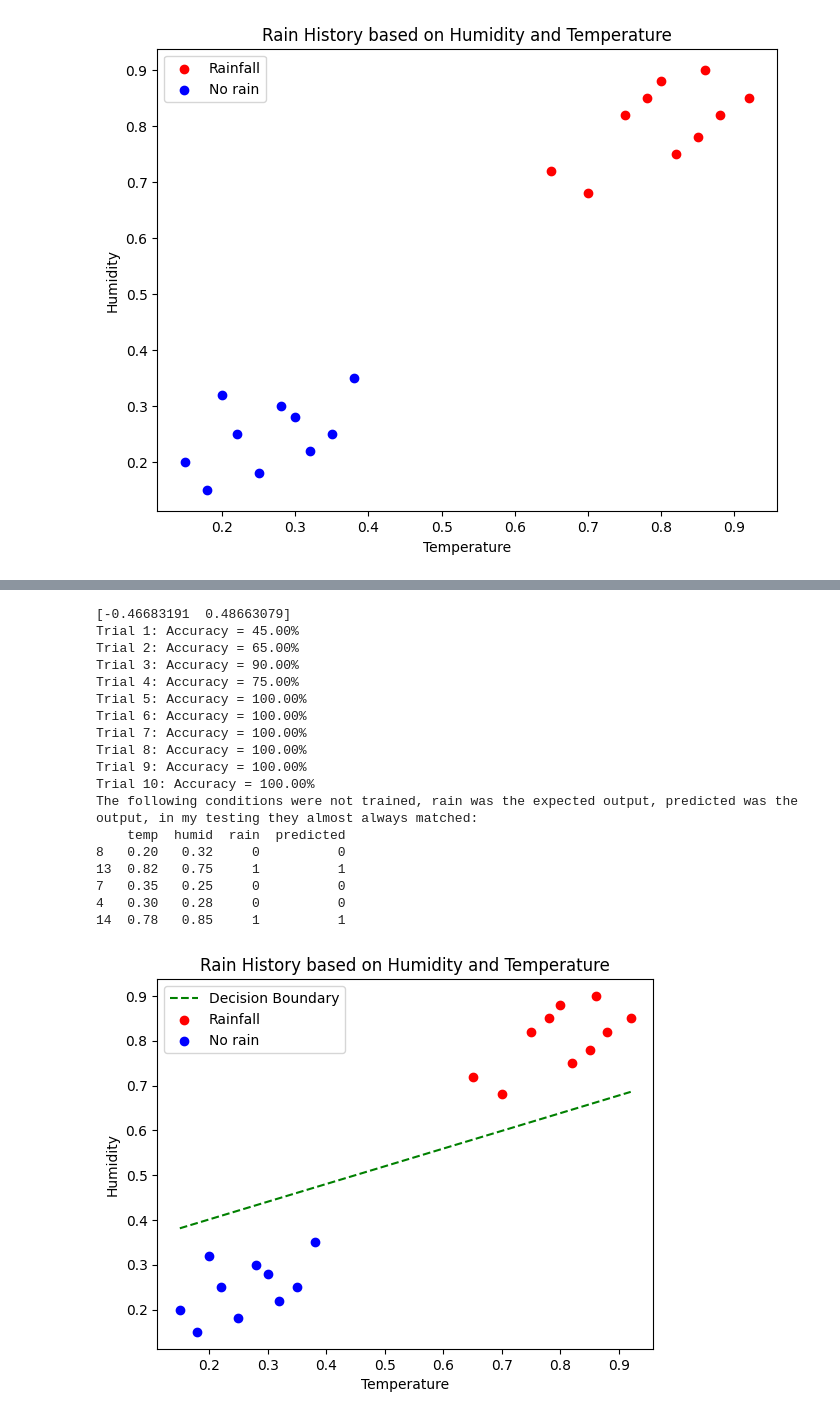
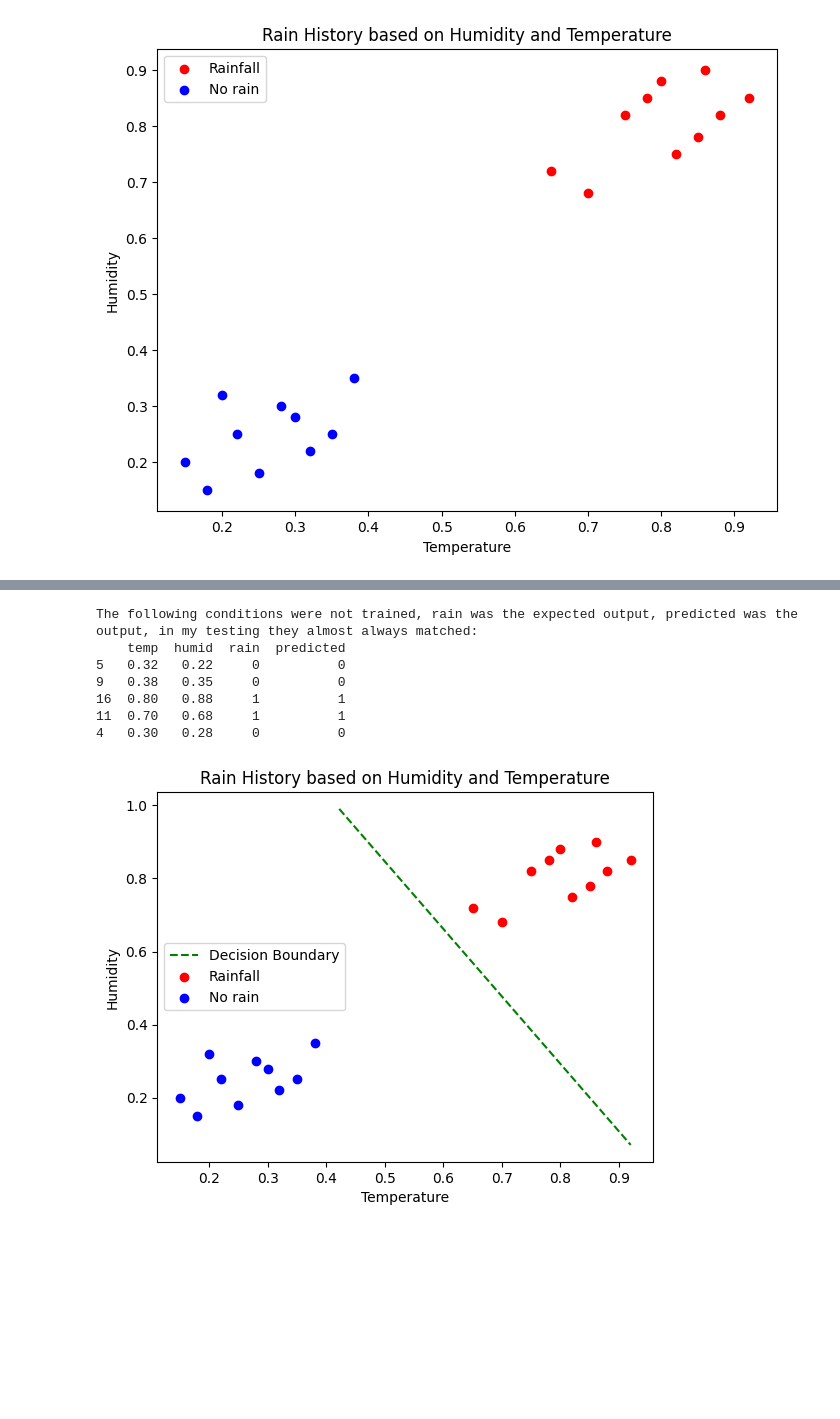
Before and after one commit to ChristopherM2/CP468-A2, a Jupyter notebook: A02_problem3.ipynb, the cells around one changed output, grey strips where cells are left out. Drawn from its saved outputs; the diff is of its cells as text; code cells hidden in the pictures; blank space fills up the shorter version.

```diff
--- a/A02_problem3.ipynb
+++ b/A02_problem3.ipynb
@@ -26,86 +82,34 @@ plt.show()
 # %%
-
-#random weights/bias to start
-w = np.random.rand(2)# between 0 and 1
-reset_kinda_ish = int(np.random.rand()*300)
-np.random.seed(421)
-w[0]-=.5
-w[1]-=.5 # makes it between -.5 and .5
-print(w)
-b = np.random.rand(1)
-frame = frame.sample(frac=1)#shuffle shuffle baby
-np.random.seed(reset_kinda_ish)
-train = frame.sample(frac=0.75)#for 20 data points this is 15 for one and 5 left behind
-test = frame.drop(train.index)
-x = frame[['temp',"humid"]].values # array of temp and humid values.
-y = frame[['rain']].values # output or predictor
-
-
-
-def perceive(meow):
-    return 1 if meow >= 0 else 0
-times = 10 # number of times to run through the data
-# the data is so clearly distinct I set it to only run once so there may be an occasional error otherwise its beautiful. Set to ten for like perfection
-rate = .1
-accuracy =[]
-for itr in range(times):
-    correct= 0
-    for i in range(len(x)):# uses every data set
-
-        woof = np.dot(w, x[i])+b
-        #print(woof, perceive(woof))
-        y_pred = perceive(woof)
-        error = y[i] - y_pred
-
-        w += rate*error*x[i]
-        b+= rate*error
-
-        if y_pred == y[i]:
-            correct += 1
-    accu = correct / len(x)
-    accuracy.append(accu)
-    print(f"Trial {itr+1}: Accuracy = {accu:.2%}")
 
 x_min, x_max = frame.temp.min(), frame.temp.max()
 x_vals = np.linspace(x_min, x_max, 100)
-y_vals = - (w[0] / w[1]) * x_vals - (b / w[1])
+y_vals = - (w[0] / w[1]) * x_vals - (b / w[1]) # i think theres an easier way but this gets the y value for the line to plot, it works tho
 
 valid = (y_vals >= 0) & (y_vals <= 1)
 
 x_vals = x_vals[valid] # otherwise the graph would sometimes go from -14 to 1 or something we only want to add to our original plot
 y_vals = y_vals[valid]
 
 plt.plot(x_vals, y_vals, color='green', linestyle='dashed', label='Decision Boundary')
 
 
 test['predicted'] = test.apply(lambda dota: perceive(np.dot(w, [dota['temp'], dota['humid']]) + b), axis=1)# create a new column for the dataset that was not trained to see output
 print("The following conditions were not trained, rain was the expected output, predicted was the output, in my testing they almost always matched:")
 print(test)
 plt.scatter(rain.temp, rain.humid,color='red',label='Rainfall')
 plt.scatter(nah.temp, nah.humid,color='blue',label='No rain')
 plt.xlabel('Temperature')
 plt.ylabel('Humidity')
 plt.title('Rain History based on Humidity and Temperature')
 plt.legend()
 plt.show()
 # %% [output]
-[-0.46683191  0.48663079]
-Trial 1: Accuracy = 45.00%
-Trial 2: Accuracy = 65.00%
-Trial 3: Accuracy = 90.00%
-Trial 4: Accuracy = 75.00%
-Trial 5: Accuracy = 100.00%
-Trial 6: Accuracy = 100.00%
-Trial 7: Accuracy = 100.00%
-Trial 8: Accuracy = 100.00%
-Trial 9: Accuracy = 100.00%
-Trial 10: Accuracy = 100.00%
 The following conditions were not trained, rain was the expected output, predicted was the output, in my testing they almost always matched:
     temp  humid  rain  predicted
-8   0.20   0.32     0          0
-13  0.82   0.75     1          1
-7   0.35   0.25     0          0
+5   0.32   0.22     0          0
+9   0.38   0.35     0          0
+16  0.80   0.88     1          1
+11  0.70   0.68     1          1
 4   0.30   0.28     0          0
-14  0.78   0.85     1          1
-[figure, old version]
+[figure, new version]
 # %%
```
Also changed, not shown: parts of 3 cells of this notebook, 1 other file.
